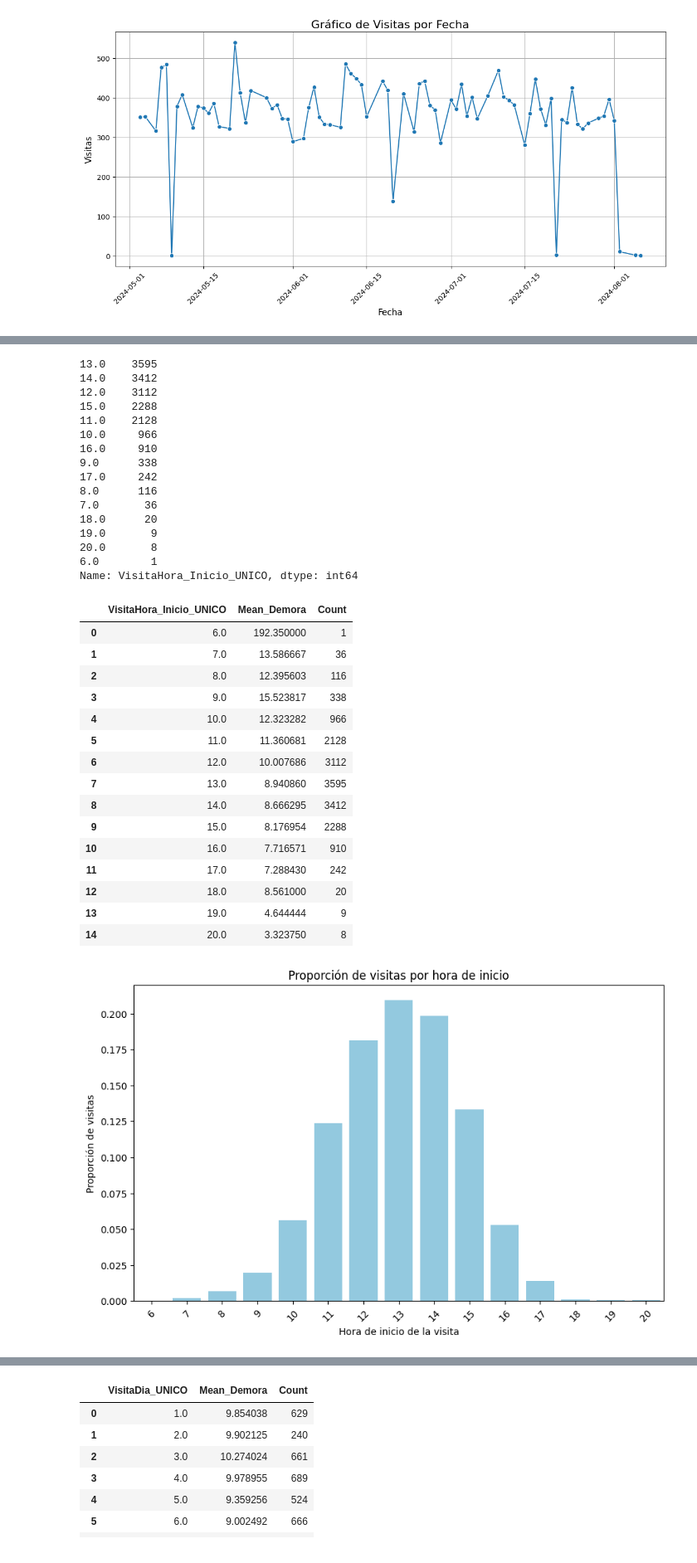
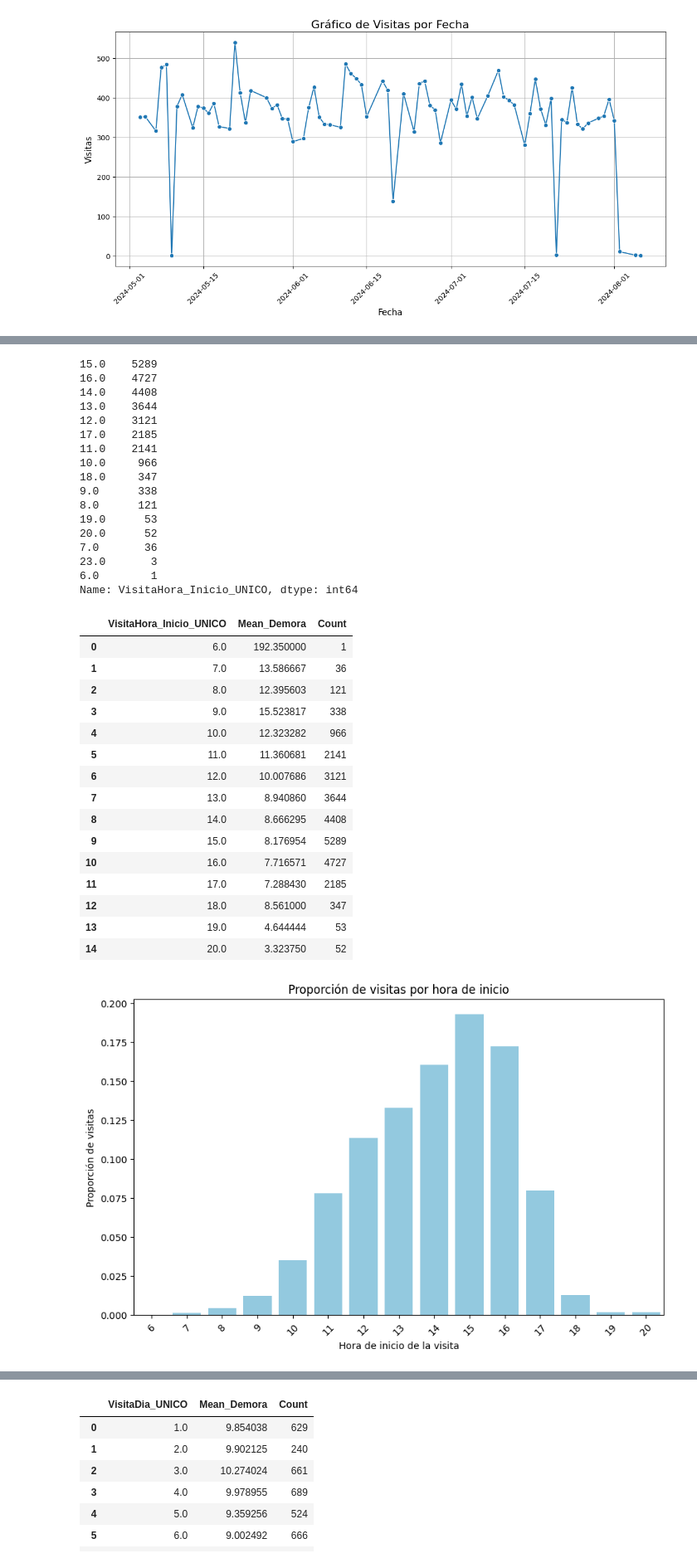
Before and after one commit to Maximo-Verdondoni/DesafioiFlow, a Jupyter notebook: Visualizaciones-Analisis temporal.ipynb, the cells around one changed output, grey strips where cells are left out. Shown at 83% size. Cells and saved outputs as stored; diff of their text form; code cells hidden in the pictures.

```diff
--- a/Visualizaciones-Analisis temporal.ipynb
+++ b/Visualizaciones-Analisis temporal.ipynb
@@ -21,7 +39,7 @@ df.head()
 # %%
-df['VisitaHora_Fin'] = pd.to_datetime(df['VisitaHora_Fin'])
-df['VisitaHora_Inicio'] = pd.to_datetime(df['VisitaHora_Inicio'])
-df['Demora_Inicio_Fin'] = round((df['VisitaHora_Fin'] - df['VisitaHora_Inicio']).dt.seconds.div(60),2)
+# df['VisitaHora_Fin']    = pd.to_datetime(df['VisitaHora_Fin'])
+# df['VisitaHora_Inicio'] = pd.to_datetime(df['VisitaHora_Inicio'])
+# df['Demora_Inicio_Fin'] = round((df['VisitaHora_Fin'] - df['VisitaHora_Inicio']).dt.seconds.div(60),2)
 # %%
 df.head(5)
 # %% [output]
@@ -490,22 +677,23 @@ df[df.VisitaPlanificadaFecha!=df.VisitaFecha].dropna()
 # %%
-df['VisitaHora_Inicio_UNICO'] = df['VisitaHora_Inicio'].dt.hour
+df['VisitaHora_Inicio_UNICO'] = df['InicioVisitaReal'].dt.hour
 df[df['Demora_Inicio_Fin']!=0].groupby('VisitaHora_Inicio_UNICO').Demora_Inicio_Fin.mean()
-df[df['Demora_Inicio_Fin']!=0].VisitaHora_Inicio_UNICO.value_counts()
+df['VisitaHora_Inicio_UNICO'].value_counts()
 # %% [output]
-13.0    3595
-14.0    3412
-12.0    3112
-15.0    2288
-11.0    2128
+15.0    5289
+16.0    4727
+14.0    4408
+13.0    3644
+12.0    3121
+17.0    2185
+11.0    2141
 10.0     966
-16.0     910
+18.0     347
 9.0      338
-17.0     242
-8.0      116
+8.0      121
+19.0      53
+20.0      52
 7.0       36
-18.0      20
-19.0       9
-20.0       8
+23.0       3
 6.0        1
 Name: VisitaHora_Inicio_UNICO, dtype: int64
 # %%
@@ -513,7 +701,7 @@ Name: VisitaHora_Inicio_UNICO, dtype: int64
 mean_demora = df[df['Demora_Inicio_Fin'] != 0].groupby('VisitaHora_Inicio_UNICO')['Demora_Inicio_Fin'].mean().reset_index()
 
 # Contar las ocurrencias de 'VisitaHora_Inicio_UNICO'
-count_horas = df[df['Demora_Inicio_Fin'] != 0]['VisitaHora_Inicio_UNICO'].value_counts().reset_index()
+count_horas = df['VisitaHora_Inicio_UNICO'].value_counts().reset_index()
 
 # Renombrar las columnas para que el merge sea más claro
 mean_demora.columns = ['VisitaHora_Inicio_UNICO', 'Mean_Demora']
@@ -528,43 +716,39 @@ merged_df_1
 |  | VisitaHora_Inicio_UNICO | Mean_Demora | Count |
 | 0 | 6.0 | 192.350000 | 1 |
 | 1 | 7.0 | 13.586667 | 36 |
-| 2 | 8.0 | 12.395603 | 116 |
+| 2 | 8.0 | 12.395603 | 121 |
 | 3 | 9.0 | 15.523817 | 338 |
 | 4 | 10.0 | 12.323282 | 966 |
-| 5 | 11.0 | 11.360681 | 2128 |
-| 6 | 12.0 | 10.007686 | 3112 |
-| 7 | 13.0 | 8.940860 | 3595 |
-| 8 | 14.0 | 8.666295 | 3412 |
-| 9 | 15.0 | 8.176954 | 2288 |
-| 10 | 16.0 | 7.716571 | 910 |
-| 11 | 17.0 | 7.288430 | 242 |
-| 12 | 18.0 | 8.561000 | 20 |
-| 13 | 19.0 | 4.644444 | 9 |
-| 14 | 20.0 | 3.323750 | 8 |
+| 5 | 11.0 | 11.360681 | 2141 |
+| 6 | 12.0 | 10.007686 | 3121 |
+| 7 | 13.0 | 8.940860 | 3644 |
+| 8 | 14.0 | 8.666295 | 4408 |
+| 9 | 15.0 | 8.176954 | 5289 |
+| 10 | 16.0 | 7.716571 | 4727 |
+| 11 | 17.0 | 7.288430 | 2185 |
+| 12 | 18.0 | 8.561000 | 347 |
+| 13 | 19.0 | 4.644444 | 53 |
+| 14 | 20.0 | 3.323750 | 52 |
-# %%
-merged_df_1.Count = merged_df_1.Count.div(merged_df_1.Count.sum())
-merged_df_1.VisitaHora_Inicio_UNICO = merged_df_1.VisitaHora_Inicio_UNICO.astype(int)
 # %%
-# VER EN CASO QUE INCLUYA LOS 10MIL CON DEMORA 0
-import seaborn as sns
-import matplotlib.pyplot as plt
+merged_df_1['Count'] = merged_df_1['Count'].div(merged_df_1['Count'].sum())
+merged_df_1['VisitaHora_Inicio_UNICO'] = merged_df_1['VisitaHora_Inicio_UNICO'].astype(int)
 
 # Creamos el gráfico de barras
 plt.figure(figsize=(10,6))
 sns.barplot(x='VisitaHora_Inicio_UNICO', y='Count', data=merged_df_1, color='skyblue')
 
 # Añadimos etiquetas y título
 plt.xlabel('Hora de inicio de la visita')
 plt.ylabel('Proporción de visitas')
 plt.title('Proporción de visitas por hora de inicio')
 
 # Rotamos las etiquetas del eje x si es necesario
 plt.xticks(rotation=45)
 
 # Mostramos el gráfico
 plt.show()
 # %% [output]
-[figure, old version]
+[figure, new version]
 # %%
 # Calcular la media de 'Demora_Inicio_Fin' agrupada por 'VisitaHora_Inicio_UNICO'
 mean_demora = df[df['Demora_Inicio_Fin'] != 0].groupby(['cliente','VisitaHora_Inicio_UNICO'])['Demora_Inicio_Fin'].mean().reset_index()
```
Also changed, not shown: parts of 73 cells of this notebook, 2 other files.
